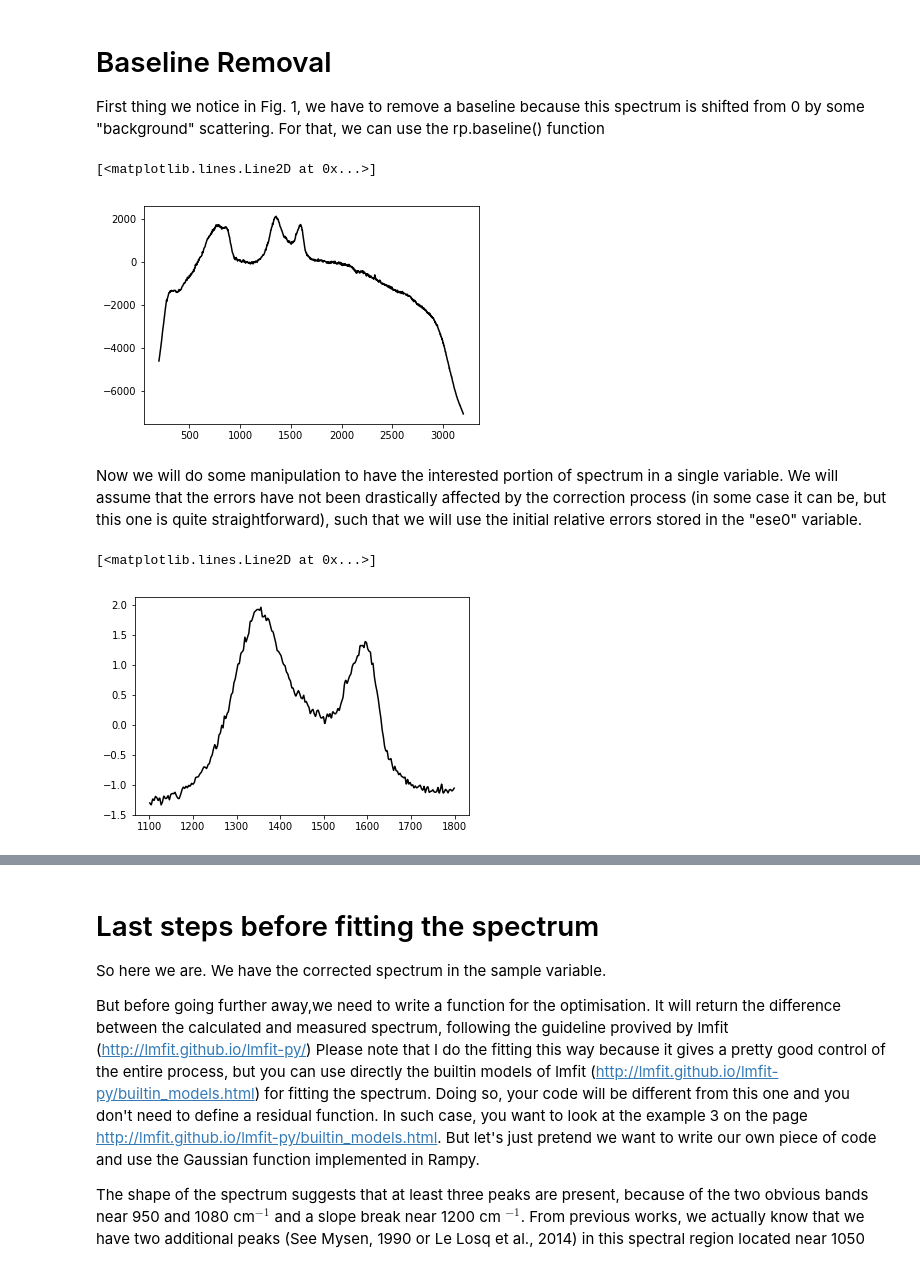
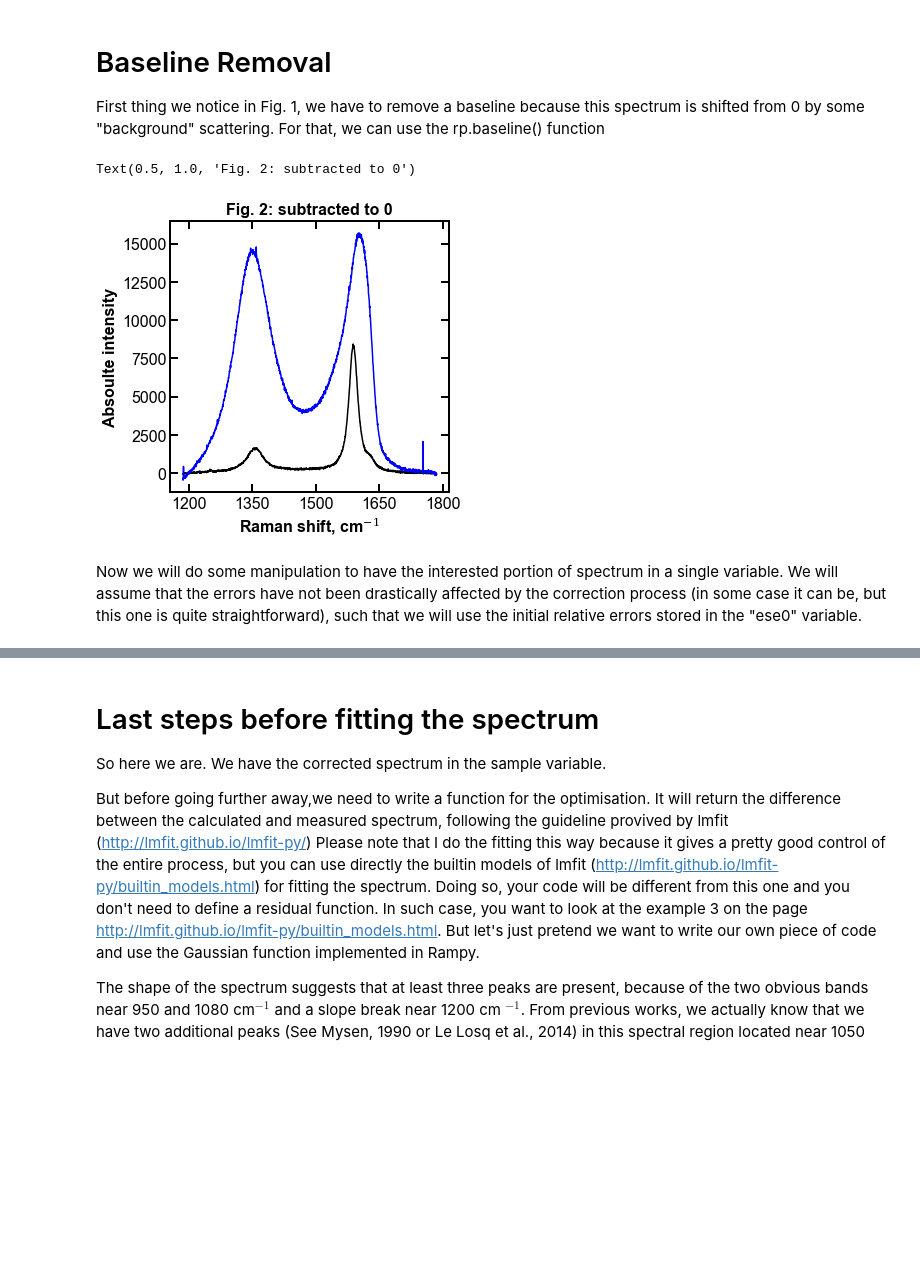
Before and after one commit to hududed/raman-analysis, a Jupyter notebook: nbs/Raman_ALEX.ipynb, the cells around one changed output, grey strips where cells are left out. Cells and saved outputs as stored; diff of their text form; code cells hidden in the pictures; blank space fills up the shorter version.

```diff
--- a/nbs/Raman_ALEX.ipynb
+++ b/nbs/Raman_ALEX.ipynb
@@ -165,15 +197,21 @@ We are interested in fitting the 870-1300 cm$^{-1}$ portion of this spectrum, wh
 
 First thing we notice in Fig. 1, we have to remove a baseline because this spectrum is shifted from 0 by some "background" scattering. For that, we can use the rp.baseline() function
 # %%
-bir = np.array([(1000,1100),(1800,1900)]) # The regions where the baseline will be fitted
+bir = np.array([(1198,1200),(1778,1780)]) # The regions where the baseline will be fitted
 
-y_corr, y_base = rp.baseline(x,y,bir,'poly',polynomial_order=2)# We fit a polynomial background.
-# y_corr2, y_base2 = rp.baseline(x2,y2,bir,'poly',polynomial_order=2)
+y_corr, y_base = rp.baseline(x.values, y.values, bir,'poly', polynomial_order=1)# We fit a polynomial background.
+y0_corr, y0_base = rp.baseline(x.values, y0.values, bir,'poly', polynomial_order=1)
-# %%
-plt.plot(x,y_corr,'k')
-# plt.plot(x2,y_corr2,'b')
-# %% [output]
-[<matplotlib.lines.Line2D at 0x...>]
-[figure, removed]
+# %%
+fig, ax = plt.subplots(1, figsize=(5, 5))
+ax.xaxis.set_major_locator(plt.MaxNLocator(5))
+plt.plot(x,y_corr,'k')
+plt.plot(x,y0_corr,'b')
+plt.xlabel("Raman shift, cm$^{-1}$", fontsize = 16)
+plt.ylabel("Absoulte intensity", fontsize = 16)
+plt.title("Fig. 2: subtracted to 0",fontsize = 16,fontweight="bold")
+# plt.plot(x2,y_corr2,'b')
+# %% [output]
+Text(0.5, 1.0, 'Fig. 2: subtracted to 0')
+[figure, added]
 # %% [markdown]
 Now we will do some manipulation to have the interested portion of spectrum in a single variable. We will assume that the errors have not been drastically affected by the correction process (in some case it can be, but this one is quite straightforward), such that we will use the initial relative errors stored in the "ese0" variable.
@@ -195,15 +217,0 @@ y_fit = y_corr[np.where((x > lb)&(x < hb))]
-# %%
-#SVN normalisation
-y_hat = y_fit.mean()
-std = sqrt(np.sum((y_fit-y_hat)**2)/(len(y_fit)-1))
-y_sn = (y_fit-y_hat)/std
-
-# y_hat2 = y_fit2.mean()
-# std2 = sqrt(np.sum((y_fit2-y_hat2)**2)/(len(y_fit2)-1))
-# y_sn2 = (y_fit2-y_hat2)/std
-
-plt.plot(x_fit,y_sn,'k')
-# plt.plot(x_fit2,y_sn2,'b')
-# %% [output]
-[<matplotlib.lines.Line2D at 0x...>]
-[figure, removed]
```
Also changed, not shown: parts of 24 cells of this notebook.
